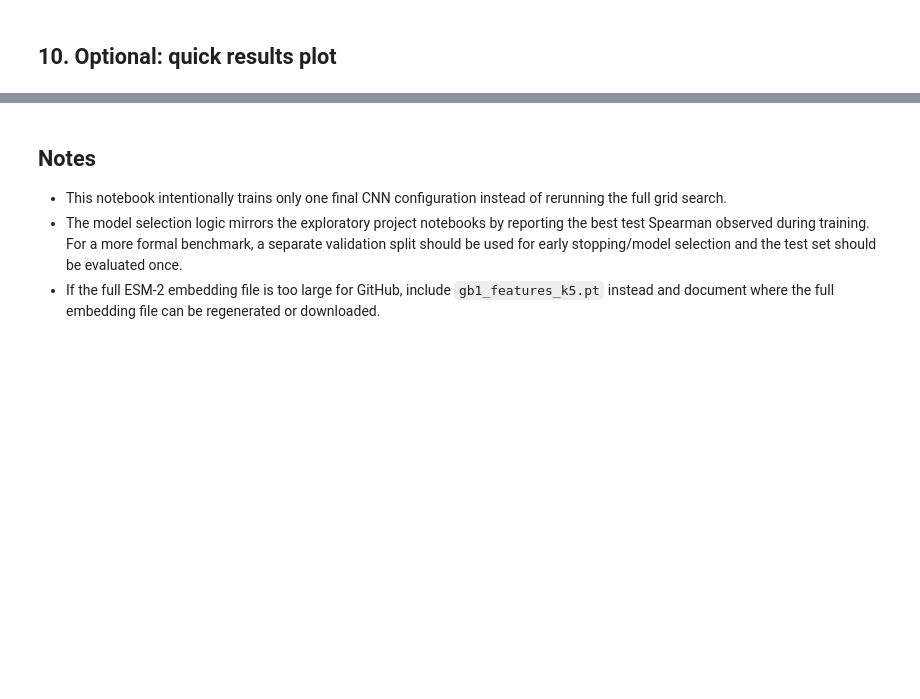
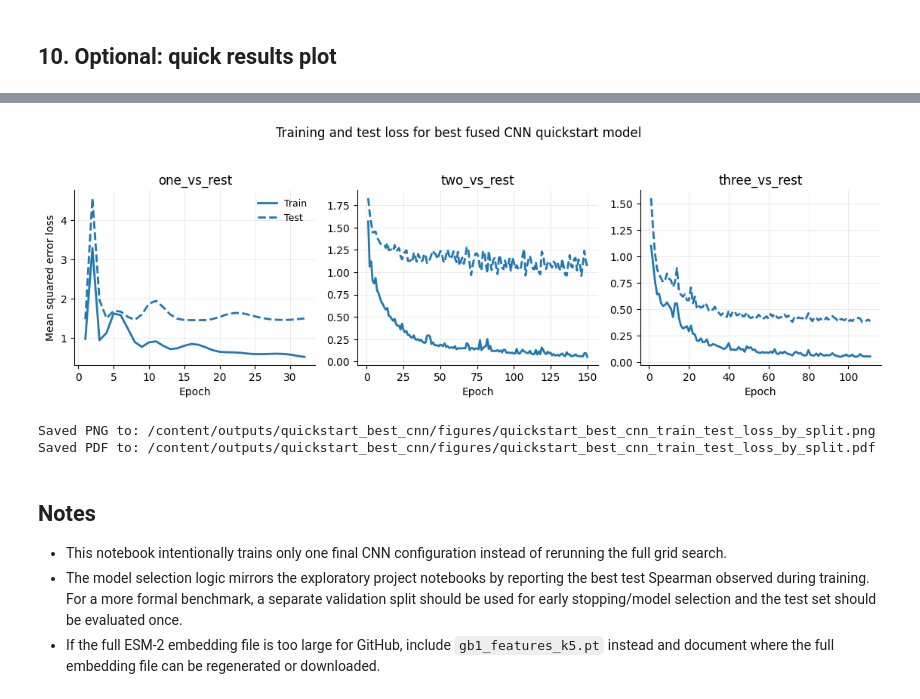
Before and after one commit to petertzelios/Adapting-ESM-2-to-Predict-the-Effect-of-Multiple-Interacting-Mutations-, a Jupyter notebook: notebooks/CBMF4761_project_GB1_ESM2_quickstart_best_CNN.ipynb, the cells around one changed output, grey strips where cells are left out. Cells and saved outputs as stored; diff of their text form; code cells hidden in the pictures; blank space fills up the shorter version.

```diff
--- a/notebooks/CBMF4761_project_GB1_ESM2_quickstart_best_CNN.ipynb
+++ b/notebooks/CBMF4761_project_GB1_ESM2_quickstart_best_CNN.ipynb
@@ -628,3 +772,76 @@ plt.show()
+# %%
+import pandas as pd
+import matplotlib.pyplot as plt
+from pathlib import Path
+
+# ------------------------------------------------------------
+# Alternative: one panel per split
+# Better if loss scales differ substantially across splits
+# ------------------------------------------------------------
+
+OUTPUT_DIR = Path("/content/outputs/quickstart_best_cnn")
+FIGURE_DIR = OUTPUT_DIR / "figures"
+FIGURE_DIR.mkdir(parents=True, exist_ok=True)
+
+split_order = ["one_vs_rest", "two_vs_rest", "three_vs_rest"]
+
+fig, axes = plt.subplots(
+    1,
+    3,
+    figsize=(11.5, 3.6),
+    sharex=False,
+    sharey=False,
+)
+
+for ax, split_name in zip(axes, split_order):
+    hist = pd.read_csv(OUTPUT_DIR / f"history_{split_name}.csv")
+
+    ax.plot(
+        hist["epoch"],
+        hist["train_eval_loss"],
+        linestyle="-",
+        linewidth=2.0,
+        label="Train",
+    )
+
+    train_color = ax.lines[-1].get_color()
+
+    ax.plot(
+        hist["epoch"],
+        hist["test_loss"],
+        linestyle="--",
+        linewidth=2.0,
+        color=train_color,
+        label="Test",
+    )
+
+    ax.set_title(split_name)
+    ax.set_xlabel("Epoch")
+    ax.grid(True, linewidth=0.5, alpha=0.35)
+    ax.spines["top"].set_visible(False)
+    ax.spines["right"].set_visible(False)
+
+axes[0].set_ylabel("Mean squared error loss")
+axes[0].legend(frameon=False, fontsize=9)
+
+fig.suptitle("Training and test loss for best fused CNN quickstart model", y=1.04)
+
+plt.tight_layout()
+
+png_path = FIGURE_DIR / "quickstart_best_cnn_train_test_loss_by_split.png"
+pdf_path = FIGURE_DIR / "quickstart_best_cnn_train_test_loss_by_split.pdf"
+
+plt.savefig(png_path, dpi=300, bbox_inches="tight")
+plt.savefig(pdf_path, bbox_inches="tight")
+
+plt.show()
+
+print(f"Saved PNG to: {png_path}")
+print(f"Saved PDF to: {pdf_path}")
+# %% [output]
+[figure, added]
+Saved PNG to: /content/outputs/quickstart_best_cnn/figures/quickstart_best_cnn_train_test_loss_by_split.png
+Saved PDF to: /content/outputs/quickstart_best_cnn/figures/quickstart_best_cnn_train_test_loss_by_split.pdf
 # %% [markdown]
 ## Notes
 
```
Also changed, not shown: parts of 16 cells of this notebook.
